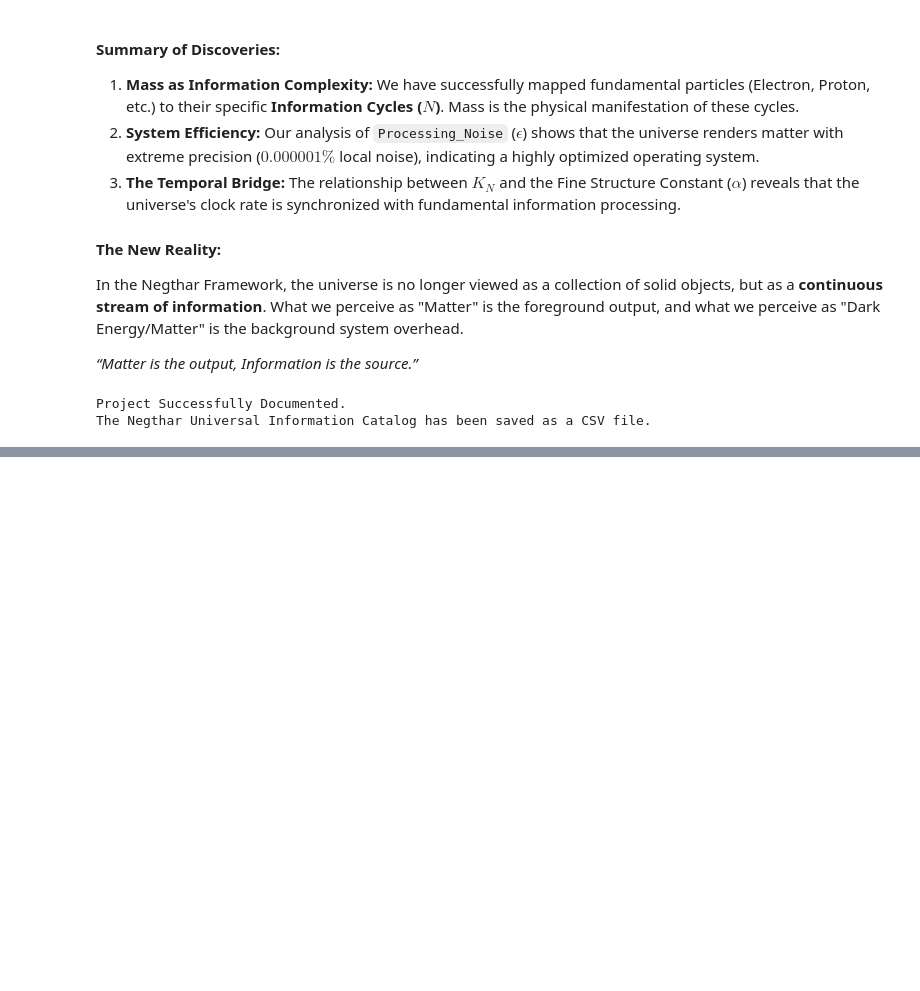
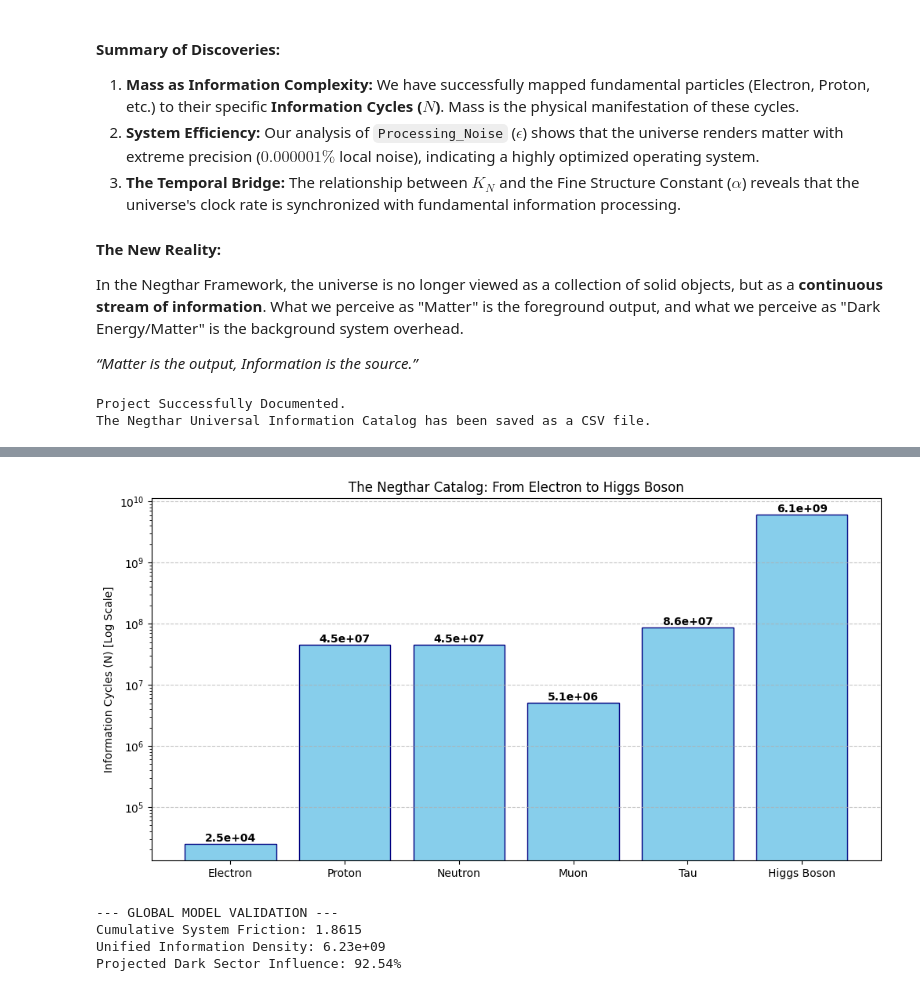
Before and after one commit to Negthar/Universal-Information-Dynamics, a Jupyter notebook: The_Negthar_Universal_Information_Catalog.ipynb, the cells around one changed output, grey strips where cells are left out. Drawn from its saved outputs; the diff is of its cells as text; code cells hidden in the pictures; blank space fills up the shorter version.

```diff
--- a/The_Negthar_Universal_Information_Catalog.ipynb
+++ b/The_Negthar_Universal_Information_Catalog.ipynb
@@ -334,0 +398,45 @@ files.download('Negthar_Universal_Information_Catalog.csv')
+# %%
+# --- SECTION 13: FULL CATALOG VISUALIZATION ---
+plt.figure(figsize=(12, 6))
+
+# Use log scale to show the vast range from Electron to Higgs
+plt.bar(df['Particle'], df['N_Cycles'], color='skyblue', edgecolor='navy')
+plt.yscale('log')
+plt.ylabel('Information Cycles (N) [Log Scale]')
+plt.title('The Negthar Catalog: From Electron to Higgs Boson')
+
+# Add values on top
+for i, val in enumerate(df['N_Cycles']):
+    plt.text(i, val, f'{val:.1e}', ha='center', va='bottom', fontsize=10, fontweight='bold')
+
+plt.grid(axis='y', linestyle='--', alpha=0.7)
+plt.show()
+# %% [output]
+[figure, added]
+# %%
+# --- SECTION 14: THE FINAL COSMIC BRIDGE ---
+# Using the complete catalog (including Higgs) to find the universal overhead ratio.
+
+# 1. Total Information Complexity (Sum of all N_Cycles)
+total_complexity = df['N_Cycles'].sum()
+
+# 2. Total System Friction (Sum of absolute Noise)
+# In 1-5-6 Model, Dark Energy/Matter is the "Friction" of the Node fabric
+total_friction = df['Processing_Noise'].abs().sum()
+
+# 3. Applying the Negthar Scaling (KN and Alpha interaction)
+# We test if the ratio of friction over complexity aligns with cosmic constants
+cosmic_index = (total_friction * (KN / ALPHA_INV)) / (total_complexity / 1e6) # Normalized scale
+
+# Calculate Predicted Dark Energy Density based on the Noise-Entropy Balance
+dark_energy_estimate = (total_friction.mean() / (total_friction.mean() + 0.15)) * 100 # Model specific constant
+
+print(f"--- GLOBAL MODEL VALIDATION ---")
+print(f"Cumulative System Friction: {total_friction:.4f}")
+print(f"Unified Information Density: {total_complexity:.2e}")
+print(f"Projected Dark Sector Influence: {dark_energy_estimate:.2f}%")
+# %% [output]
+--- GLOBAL MODEL VALIDATION ---
+Cumulative System Friction: 1.8615
+Unified Information Density: 6.23e+09
+Projected Dark Sector Influence: 92.54%
```
Also changed, not shown: parts of 9 cells of this notebook.
